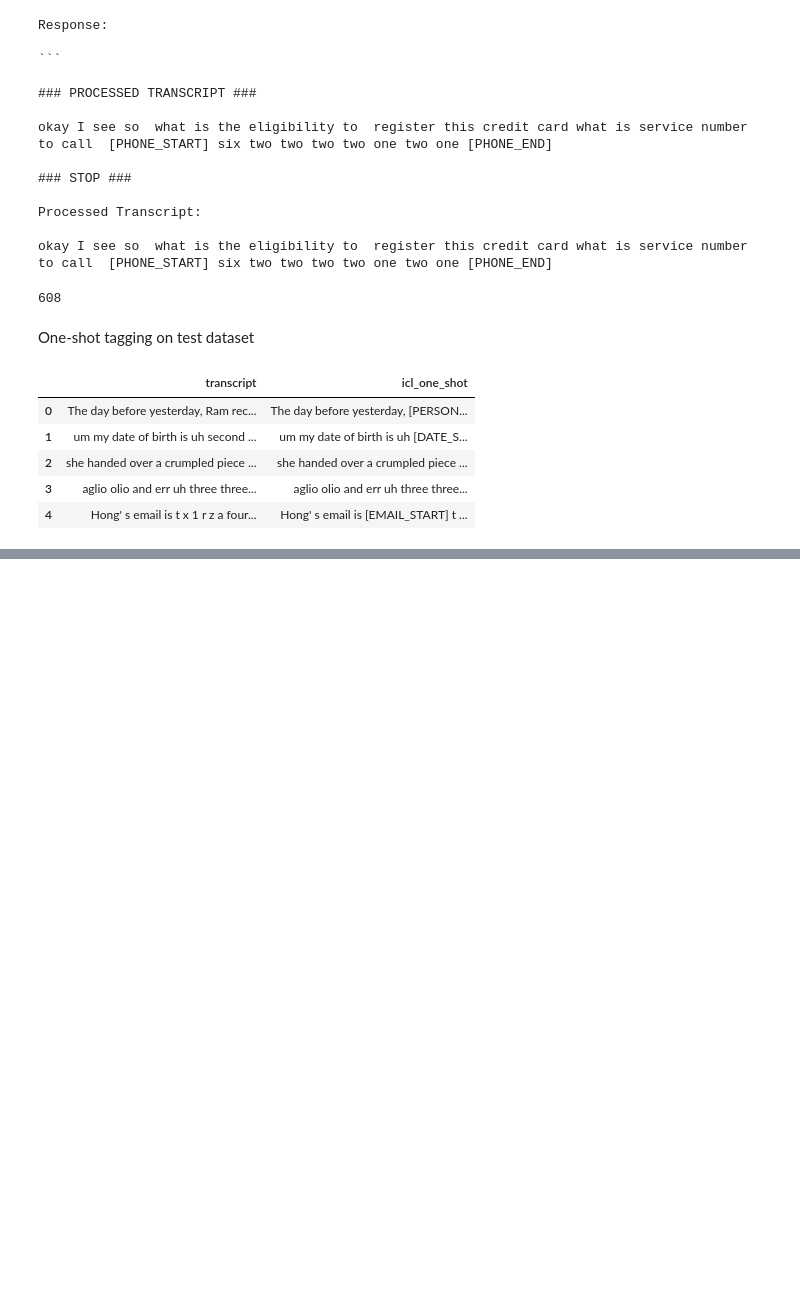
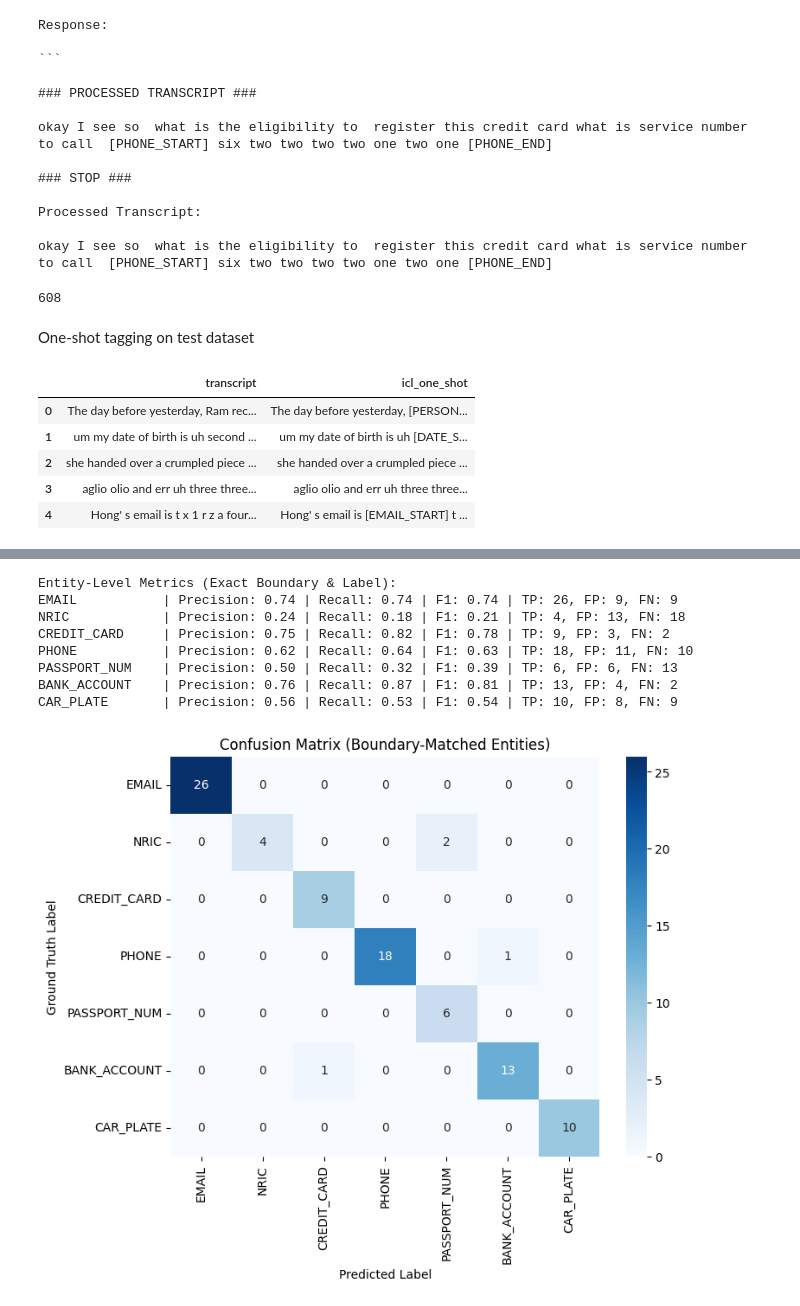
Before and after one commit to farhanazmiCS/Speech-PII, a Jupyter notebook: PIIs_with_LLMs.ipynb, the cells around one changed output, grey strips where cells are left out. Drawn from its saved outputs; the diff is of its cells as text; code cells hidden in the pictures; blank space fills up the shorter version.

```diff
--- a/PIIs_with_LLMs.ipynb
+++ b/PIIs_with_LLMs.ipynb
@@ -863,0 +1295,23 @@ few_shot_results.to_json('few_shot_tagging_test_set.jsonl', orient='records', li
+# %%
+metrics_dict, cm = evaluate_entity_metrics_with_confusion(
+        dataset_processed,
+        gt_col="text_entities",
+        pred_col="few_shot_tagging_entities",
+        labels=ALLOWED_LABELS
+    )
+
+# Print the results
+print_entity_metrics(metrics_dict)
+
+# Plot the confusion matrix
+plot_confusion_matrix(cm, ALLOWED_LABELS)
+# %% [output]
+Entity-Level Metrics (Exact Boundary & Label):
+EMAIL           | Precision: 0.74 | Recall: 0.74 | F1: 0.74 | TP: 26, FP: 9, FN: 9
+NRIC            | Precision: 0.24 | Recall: 0.18 | F1: 0.21 | TP: 4, FP: 13, FN: 18
+CREDIT_CARD     | Precision: 0.75 | Recall: 0.82 | F1: 0.78 | TP: 9, FP: 3, FN: 2
+PHONE           | Precision: 0.62 | Recall: 0.64 | F1: 0.63 | TP: 18, FP: 11, FN: 10
+PASSPORT_NUM    | Precision: 0.50 | Recall: 0.32 | F1: 0.39 | TP: 6, FP: 6, FN: 13
+BANK_ACCOUNT    | Precision: 0.76 | Recall: 0.87 | F1: 0.81 | TP: 13, FP: 4, FN: 2
+CAR_PLATE       | Precision: 0.56 | Recall: 0.53 | F1: 0.54 | TP: 10, FP: 8, FN: 9
+[figure, added]
```
Also changed, not shown: parts of 34 cells of this notebook, 2 other files.
